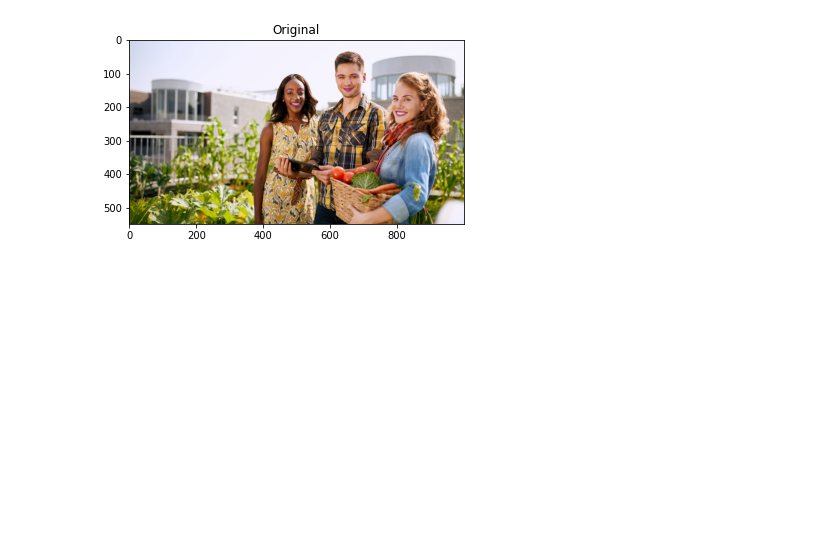
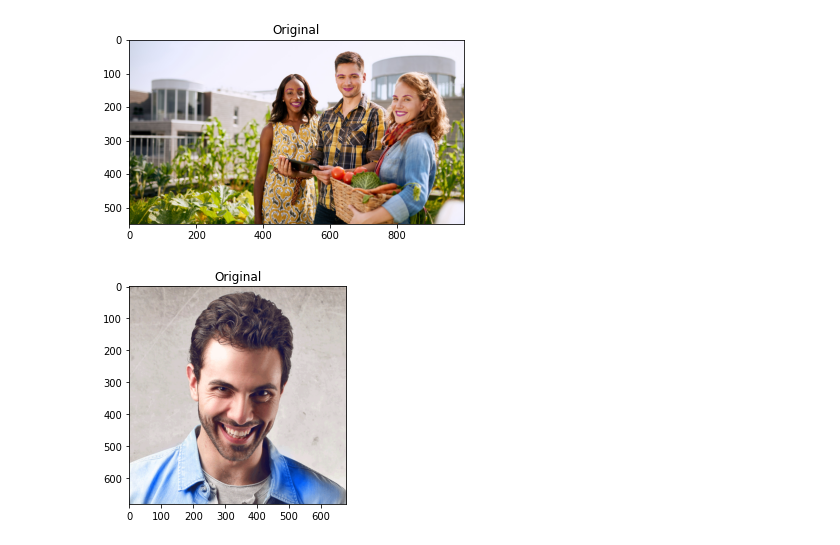
Before and after one commit to yravindra/facedetection, a Jupyter notebook: FaceDetection.ipynb, the cells around one changed output. Cells and saved outputs as stored; diff of their text form; code cells hidden in the pictures; blank space fills up the shorter version.

```diff
--- a/FaceDetection.ipynb
+++ b/FaceDetection.ipynb
@@ -283,2 +282,39 @@ display_one(pil_image)
 # %% [output]
 [figure]
+# %%
+# Load the image of the person we want to find similar people for
+known_image = face_recognition.load_image_file("/content/sample_data/test_face.jpg")
+
+# Encode the known image
+known_image_encoding = face_recognition.face_encodings(known_image)[0]
+
+# Variables to keep track of the most similar face match we've found
+best_face_distance = 1.0
+best_face_image = None
+
+for image_path in Path("/content/sample_data/people/").glob("*.png"):
+  #load an image to check
+  unknown_image = face_recognition.load_image_file(image_path)
+  # print(unknown_image)
+  #Get the location of faces and face encoding for the current image
+  face_encodings = face_recognition.face_encodings(unknown_image)
+  #geting the face distance between the know person and all the faces in the image
+  face_distance = face_recognition.face_distance(face_encodings,known_image_encoding)[0]
+
+  # if face is more similar to our know image  than we have seen so far,save it
+  if face_distance < best_face_distance:
+    #save the new best face distnace
+    best_face_distance = face_distance
+    best_face_image =  unknown_image
+
+#Display the face image that we found best match
+pil_image = Image.fromarray(best_face_image)
+# Display one image
+# Display one image
+def display_one(a, title1 = "Original"):
+    plt.imshow(a), plt.title(title1)
+    plt.show()
+
+display_one(pil_image)
+# %% [output]
+[figure, added]
```
Also changed, not shown: parts of 2 cells of this notebook.
